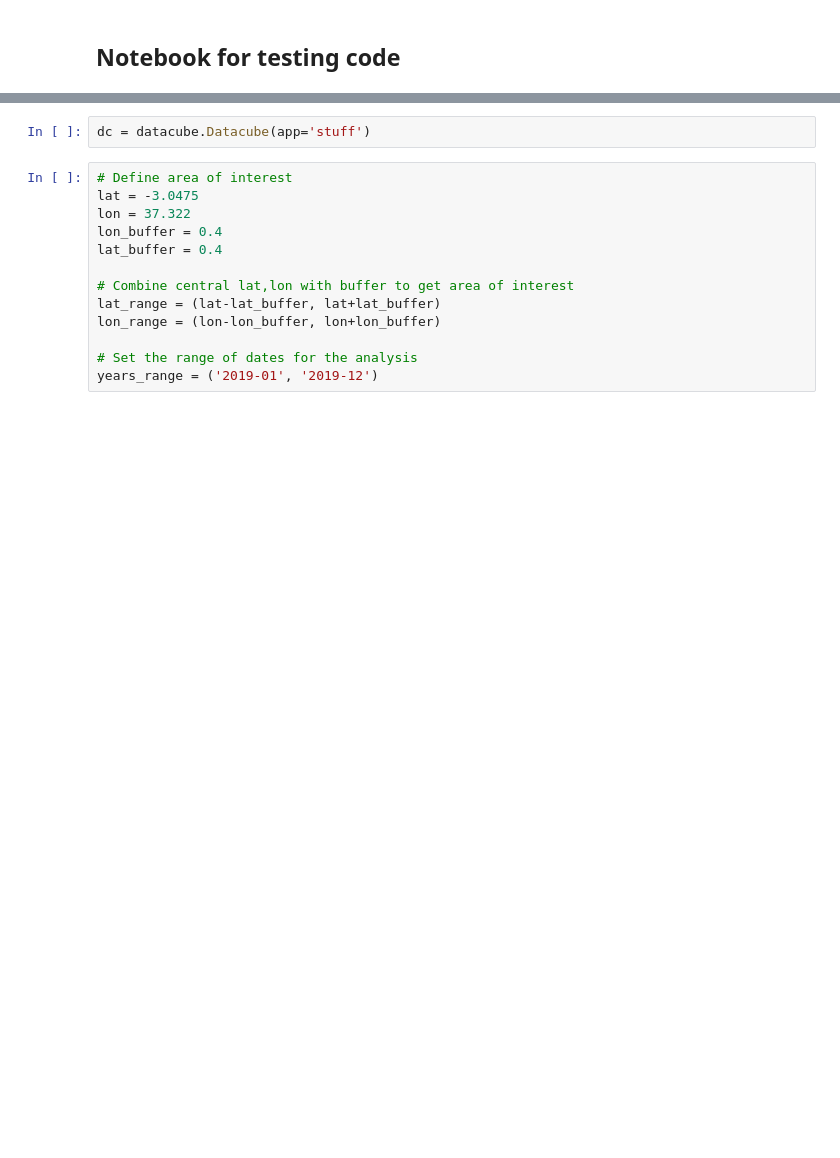
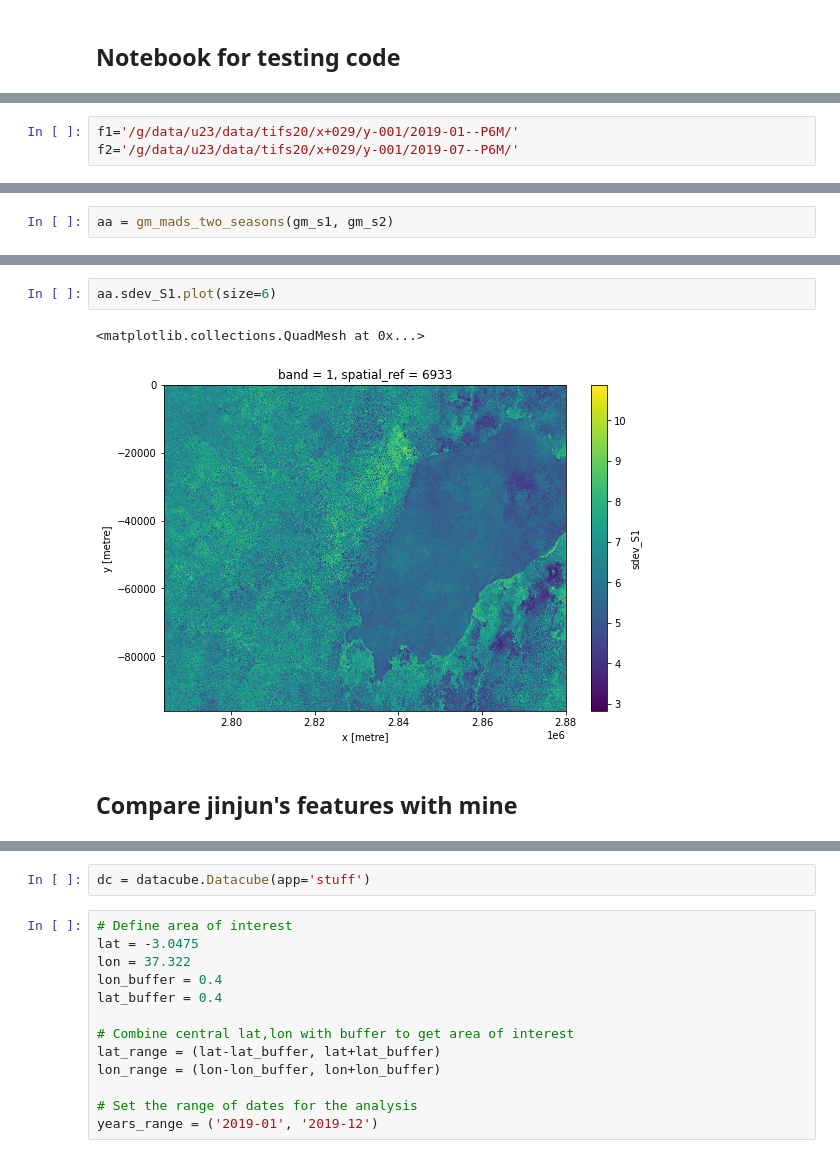
Before and after one commit to digitalearthafrica/crop-mask, a Jupyter notebook: pre-post_processing/testing.ipynb, the cells around one changed output, grey strips where cells are left out. Saved outputs shown, nothing was run; the diff lists cells and outputs as text; blank space fills up the shorter version.

```diff
--- a/pre-post_processing/testing.ipynb
+++ b/pre-post_processing/testing.ipynb
@@ -28,0 +39,3 @@ import psutil
+# %%
+f1='/g/data/u23/data/tifs20/x+029/y-001/2019-01--P6M/'
+f2='/g/data/u23/data/tifs20/x+029/y-001/2019-07--P6M/'
@@ -28,0 +139,2 @@ import psutil
+# %%
+aa = gm_mads_two_seasons(gm_s1, gm_s2)
@@ -28,0 +150,7 @@ import psutil
+# %%
+aa.sdev_S1.plot(size=6)
+# %% [output]
+<matplotlib.collections.QuadMesh at 0x...>
+[figure, added]
+# %% [markdown]
+## Compare jinjun's features with mine
```
Also changed, not shown: parts of 20 cells of this notebook, 24 other files.
